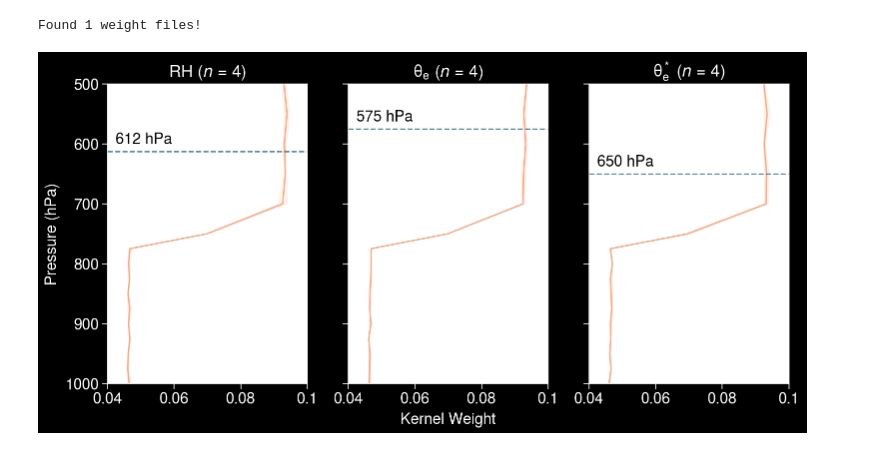
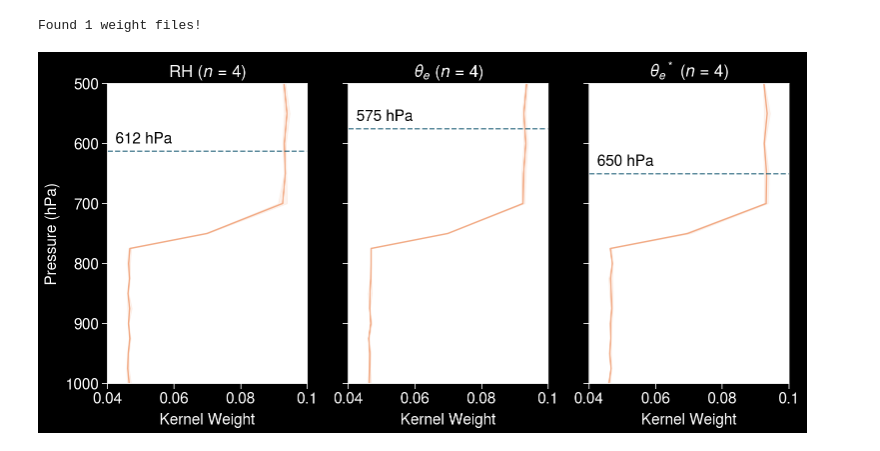
Before and after one commit to savannahferretti/monsoon-kernels, a Jupyter notebook: notebooks/weights.ipynb, the cells around one changed output. Cells and saved outputs as stored; diff of their text form; code cells hidden in the pictures.

Commit message:
Fixing the weights plot

```diff
--- a/notebooks/weights.ipynb
+++ b/notebooks/weights.ipynb
@@ -89,32 +89,32 @@ p_dom = ds.lev.isel(lev=imax)
 p_dom_mean = p_dom.mean(dim='member')
 p_dom_std  = p_dom.std(dim='member')
 # %%
-labels  = [r'RH ($\mathit{n}$ = 4)',r'$\theta_e$ ($\mathit{n}$ = 4)',r'$\theta_e^*$ ($\mathit{n}$ = 4)']
+labels  = [r'RH ($\mathit{n}$ = 4)',r'$\mathit{\theta_e}$ ($\mathit{n}$ = 4)',r'$\mathit{\theta_e}^*$ ($\mathit{n}$ = 4)']
 
-fig,axs = pplt.subplots(nrows=1,ncols=3,refwidth=2,refheight=3,share=True)
+fig,axs = pplt.subplots(nrows=1,ncols=3,refwidth=2,refheight=3,sharey=True,sharex=False)
 axs.format(xlabel='Kernel Weight',xlim=(0.04,0.1),xminorticks='none',xreverse=False,grid=False,
            ylabel='Pressure (hPa)',yminorticks='none',yreverse=True)
 for i,ax in enumerate(axs):
     mean = means[i,:]
     std  = stds[i,:]
     axs.format(xreverse=False)
     ax.plot(mean,levs,color='#f2aa84',linewidth=1,label='Mean')
     ax.fill_betweenx(levs,mean-std,mean+std,color='#f6c7ad',alpha=0.2,label=r'± 1$\sigma$')
 
 
     p_imp = p_dom_mean.isel(field=i).item()
 
     ax.axhline(p_imp, ls='--', lw=1, color='#084f6a',alpha=0.7)
 
     ax.text(
         0.04, p_imp-7,f"{p_imp:.0f} hPa",
         transform=ax.get_yaxis_transform(),  # x in axes coords, y in data coords
         ha='left', va='bottom')
 
 
     ax.format(title=labels[i])
 # axs[0].legend(loc='ul',ncols=1)
 pplt.show()
 fig.save('../figs/agu_weights.jpg',bbox_inches='tight')
 # %% [output]
-[figure, old version]
+[figure, new version]
```
Also changed, not shown: 1 other file.
